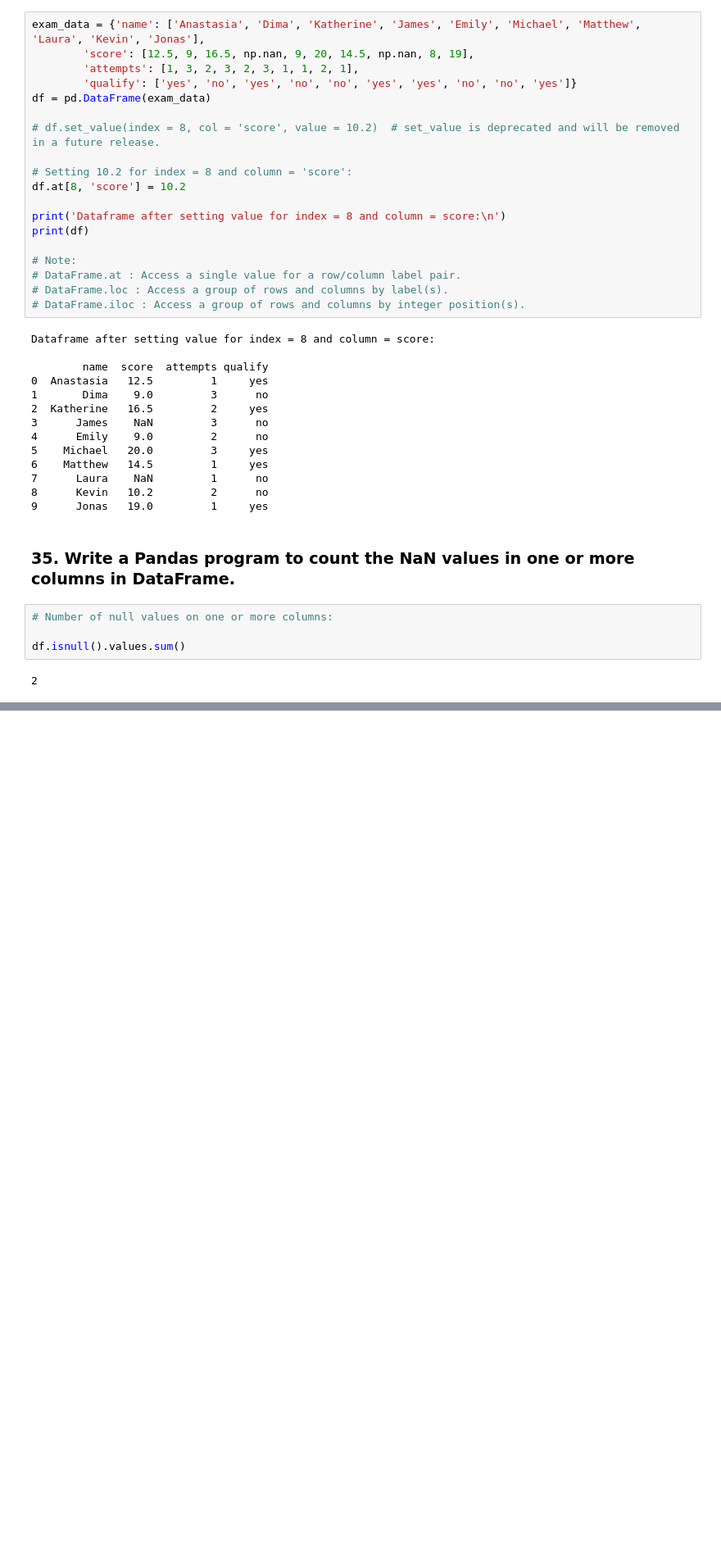
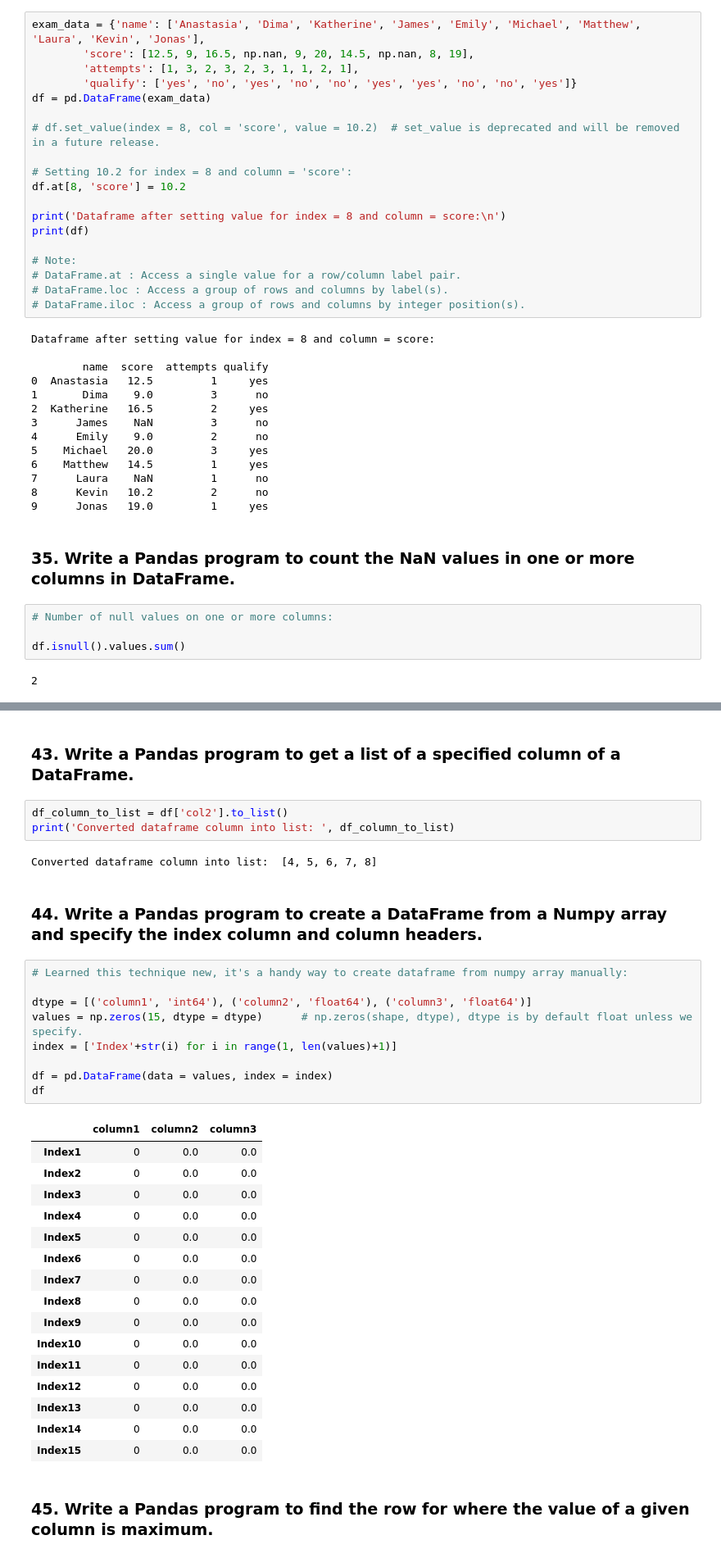
Before and after one commit to ybg345/w3-resource-python, a Jupyter notebook: Pandas/02_Pandas DataFrame - Exercises, Practice, Solution.ipynb, the cells around one changed output, grey strips where cells are left out. Shown: that part at 82% size. Cells and saved outputs as stored; diff of their text form; blank space fills up the shorter version.

Commit message:
Added new questions solutions into dataframe file

```diff
--- a/Pandas/02_Pandas DataFrame - Exercises, Practice, Solution.ipynb
+++ b/Pandas/02_Pandas DataFrame - Exercises, Practice, Solution.ipynb
@@ -685,0 +865,37 @@ df.isnull().values.sum()
+# %% [markdown]
+### 43. Write a Pandas program to get a list of a specified column of a DataFrame.
+# %%
+df_column_to_list = df['col2'].to_list()
+print('Converted dataframe column into list: ', df_column_to_list)
+# %% [output]
+Converted dataframe column into list:  [4, 5, 6, 7, 8]
+# %% [markdown]
+### 44. Write a Pandas program to create a DataFrame from a Numpy array and specify the index column and column headers.
+# %%
+# Learned this technique new, it's a handy way to create dataframe from numpy array manually:
+
+dtype = [('column1', 'int64'), ('column2', 'float64'), ('column3', 'float64')]
+values = np.zeros(15, dtype = dtype)      # np.zeros(shape, dtype), dtype is by default float unless we specify.
+index = ['Index'+str(i) for i in range(1, len(values)+1)]
+
+df = pd.DataFrame(data = values, index = index)
+df
+# %% [output]
+|  | column1 | column2 | column3 |
+| Index1 | 0 | 0.0 | 0.0 |
+| Index2 | 0 | 0.0 | 0.0 |
+| Index3 | 0 | 0.0 | 0.0 |
+| Index4 | 0 | 0.0 | 0.0 |
+| Index5 | 0 | 0.0 | 0.0 |
+| Index6 | 0 | 0.0 | 0.0 |
+| Index7 | 0 | 0.0 | 0.0 |
+| Index8 | 0 | 0.0 | 0.0 |
+| Index9 | 0 | 0.0 | 0.0 |
+| Index10 | 0 | 0.0 | 0.0 |
+| Index11 | 0 | 0.0 | 0.0 |
+| Index12 | 0 | 0.0 | 0.0 |
+| Index13 | 0 | 0.0 | 0.0 |
+| Index14 | 0 | 0.0 | 0.0 |
+| Index15 | 0 | 0.0 | 0.0 |
+# %% [markdown]
+### 45. Write a Pandas program to find the row for where the value of a given column is maximum.
```
Also changed, not shown: parts of 22 cells of this notebook, 1 other file.
